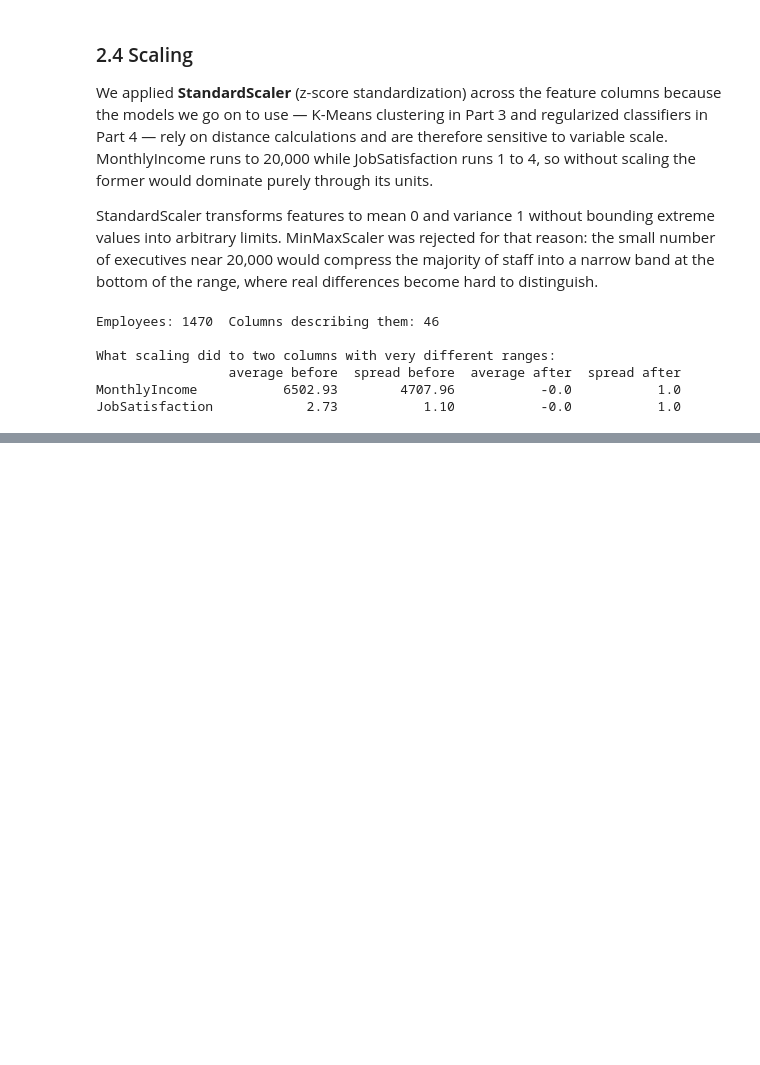
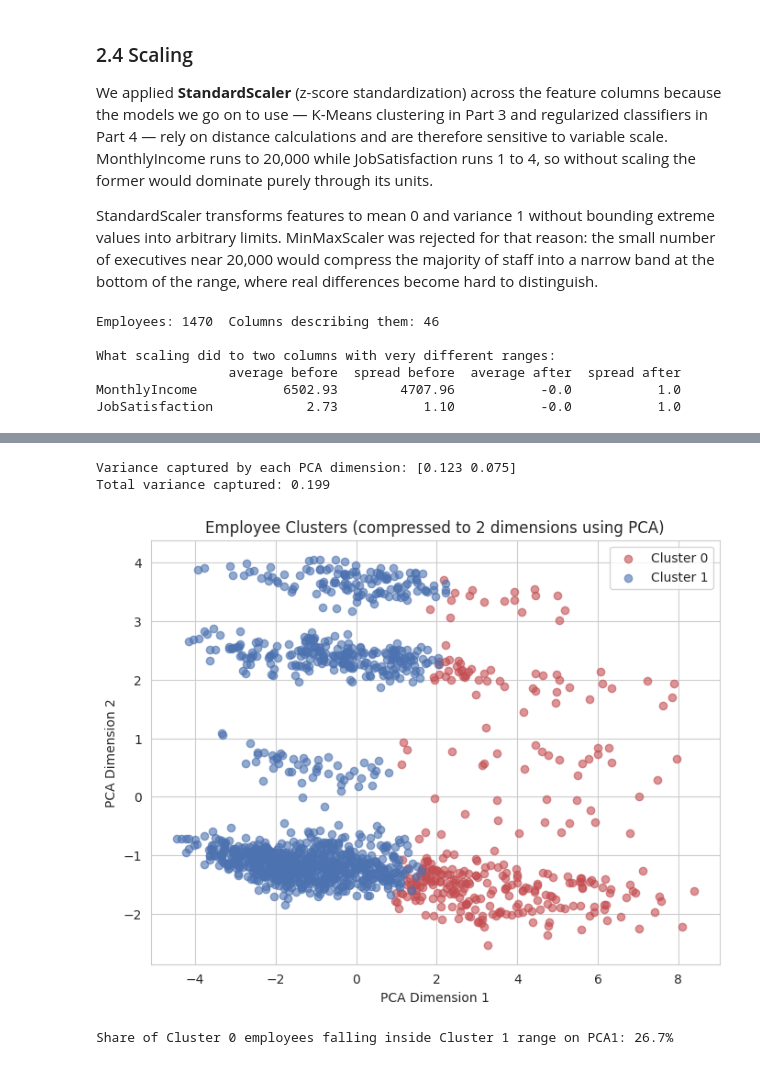
Before and after one commit to Praise-Oluwasikemi/TS-Academy-Group-4-IBM-HR-Analytics-Attrition, a Jupyter notebook: group_04_yourname.ipynb, the cells around one changed output, grey strips where cells are left out. Drawn from its saved outputs; the diff is of its cells as text; code cells hidden in the pictures; blank space fills up the shorter version.

```diff
--- a/group_04_yourname.ipynb
+++ b/group_04_yourname.ipynb
@@ -690,0 +811,16 @@ and scaled, and is ready for clustering and modelling.
+# %%
+# The silhouette score told us K=2 gives the cleanest, most well-separated
+# groups. Now we actually run K-Means with that setting and give every
+# employee a label: which of the 2 groups they belong to.
+
+FINAL_K = 2
+
+kmeans_final = KMeans(n_clusters=FINAL_K, random_state=RANDOM_STATE, n_init=10)
+df['Cluster'] = kmeans_final.fit_predict(X_cluster)
+df_fe['Cluster'] = df['Cluster']      # same labels on the readable table
+
+print('Employees per cluster:')
+print(df['Cluster'].value_counts())
+print()
+print('Share of employees in each cluster:')
+print(df['Cluster'].value_counts(normalize=True).round(3))
@@ -690,0 +853,38 @@ and scaled, and is ready for clustering and modelling.
+# %%
+# Our clustering used 46 columns at once, which we cannot draw on a normal
+# chart. PCA compresses those 46 columns down into just 2 "summary" columns
+# that capture as much of the original spread in the data as possible, so
+# we can plot every employee as a single dot and see the two groups visually.
+
+pca = PCA(n_components=2, random_state=RANDOM_STATE)
+pca_coords = pca.fit_transform(X_cluster)
+
+df['PCA1'] = pca_coords[:, 0]
+df['PCA2'] = pca_coords[:, 1]
+
+print('Variance captured by each PCA dimension:', pca.explained_variance_ratio_.round(3))
+print('Total variance captured:', round(pca.explained_variance_ratio_.sum(), 3))
+
+plt.figure(figsize=(8, 6))
+colors_cluster = {0: '#C44E52', 1: '#4C72B0'}
+for cluster_id in sorted(df['Cluster'].unique()):
+    subset = df[df['Cluster'] == cluster_id]
+    plt.scatter(subset['PCA1'], subset['PCA2'],
+                label=f'Cluster {cluster_id}', alpha=0.6,
+                color=colors_cluster[cluster_id])
+
+plt.title('Employee Clusters (compressed to 2 dimensions using PCA)')
+plt.xlabel('PCA Dimension 1')
+plt.ylabel('PCA Dimension 2')
+plt.legend()
+plt.show()
+
+# How much do the two groups actually overlap along the main PCA axis?
+pc1_range_c1 = (df.loc[df.Cluster == 1, 'PCA1'].min(), df.loc[df.Cluster == 1, 'PCA1'].max())
+inside = df.loc[df.Cluster == 0, 'PCA1'].between(*pc1_range_c1).mean()
+print(f'Share of Cluster 0 employees falling inside Cluster 1 range on PCA1: {inside:.1%}')
+# %% [output]
+Variance captured by each PCA dimension: [0.123 0.075]
+Total variance captured: 0.199
+[figure, added]
+Share of Cluster 0 employees falling inside Cluster 1 range on PCA1: 26.7%
```
Also changed, not shown: parts of 67 cells of this notebook.
